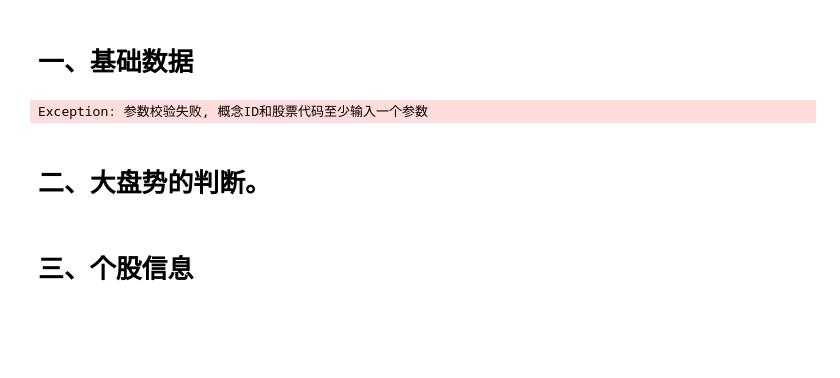
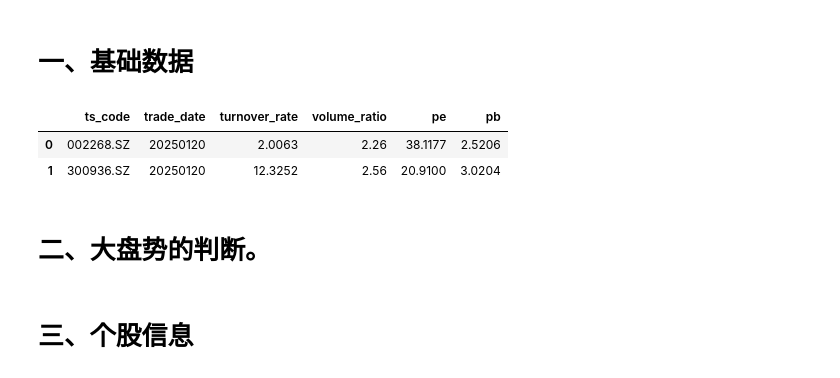
Before and after one commit to whgloveucq/jupyterfiles, a Jupyter notebook: OApractice/stock_study2023.ipynb, the cells around one changed output. Saved outputs shown, nothing was run; the diff lists cells and outputs as text; code cells hidden in the pictures; blank space fills up the shorter version.

```diff
--- a/OApractice/stock_study2023.ipynb
+++ b/OApractice/stock_study2023.ipynb
@@ -240,9 +240,14 @@ df_express=get_source().express(ts_code='600000.SH', start_date='20180101', end_
 df_express_vip=get_source().express_vip(period='20221231',fields='ts_code,ann_date,end_date,revenue,operate_profit,total_profit,n_income,total_assets')
 # %%
 ##测试获取板块的信息
-get_source().concept_detail('300365.SZ')
+# get_source().concept_detail('300365.SZ')
+df = get_source().query('daily_basic', ts_code='', trade_date='',fields='ts_code,trade_date,turnover_rate,volume_ratio,pe,pb')
-# %% [output]
-Exception: 参数校验失败, 概念ID和股票代码至少输入一个参数
+# %%
+df.head(2)
+# %% [output]
+|  | ts_code | trade_date | turnover_rate | volume_ratio | pe | pb |
+| 0 | 002268.SZ | 20250120 | 2.0063 | 2.26 | 38.1177 | 2.5206 |
+| 1 | 300936.SZ | 20250120 | 12.3252 | 2.56 | 20.9100 | 3.0204 |
 # %%
 #取5G概念明细
 # df = get_source().concept_detail(id='TS2', fields='ts_code,name')
```
Also changed, not shown: parts of 13 cells of this notebook.
